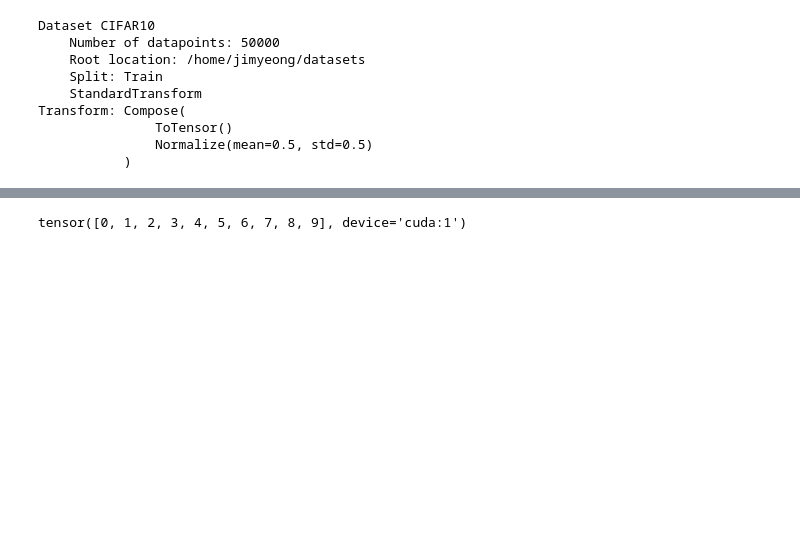
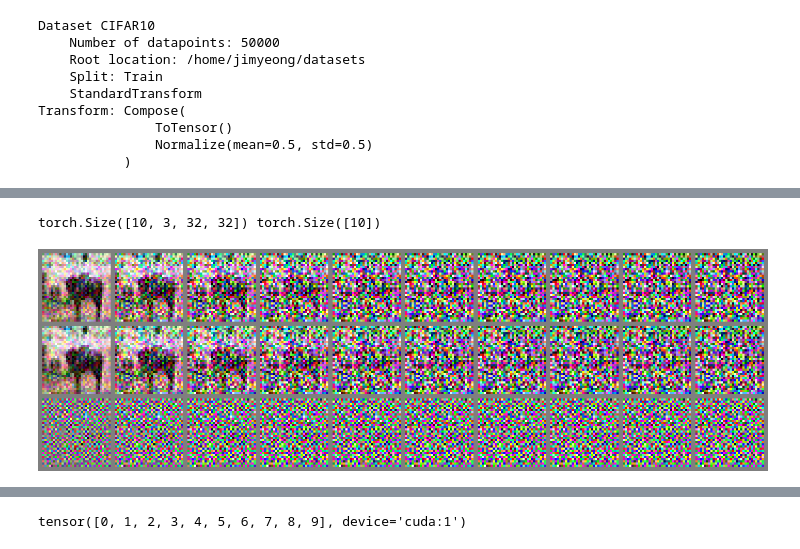
Before and after one commit to Thxios/diffusion-models, a Jupyter notebook: notebooks/interpolate.ipynb, the cells around one changed output, grey strips where cells are left out. Cells and saved outputs as stored; diff of their text form; code cells hidden in the pictures; blank space fills up the shorter version.

```diff
--- a/notebooks/interpolate.ipynb
+++ b/notebooks/interpolate.ipynb
@@ -352,0 +362,17 @@ if save_image:
+# %%
+score_t = 10
+score_t = torch.tensor([score_t]).repeat_interleave(len(perturb_steps), dim=0)
+cond = torch.tensor([target_cls], device=device).repeat_interleave(len(perturb_steps), dim=0)
+print(perturbed.shape, score_t.shape)
+
+with (torch.no_grad(), infer_ctx):
+    eps_pred = model.pred_conditional(perturbed.to(device), score_t.to(device), cond=cond).cpu()
+sc = scheduler.get_schedule(score_t[0])
+x0_pred = (perturbed - sc.sigma * eps_pred) / sc.alpha
+
+tmp = torch.cat([perturbed, x0_pred, eps_pred], dim=0)
+img = tensor2image(make_grid(tmp.cpu(), nrow=n_perturb_steps), resize_factor=4)
+display(img)
+# %% [output]
+torch.Size([10, 3, 32, 32]) torch.Size([10])
+[figure, added]
```
Also changed, not shown: parts of 10 cells of this notebook, 4 other files.
